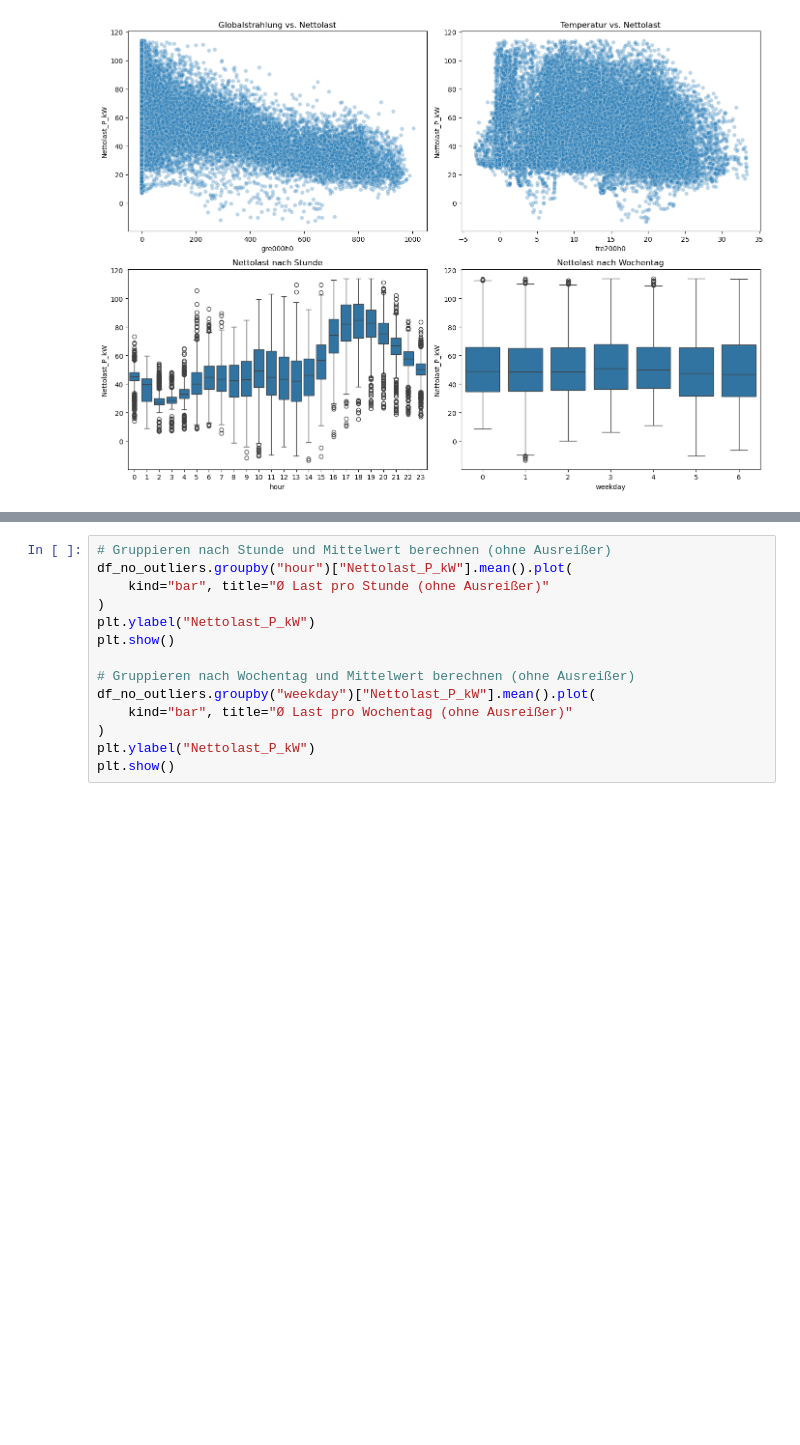
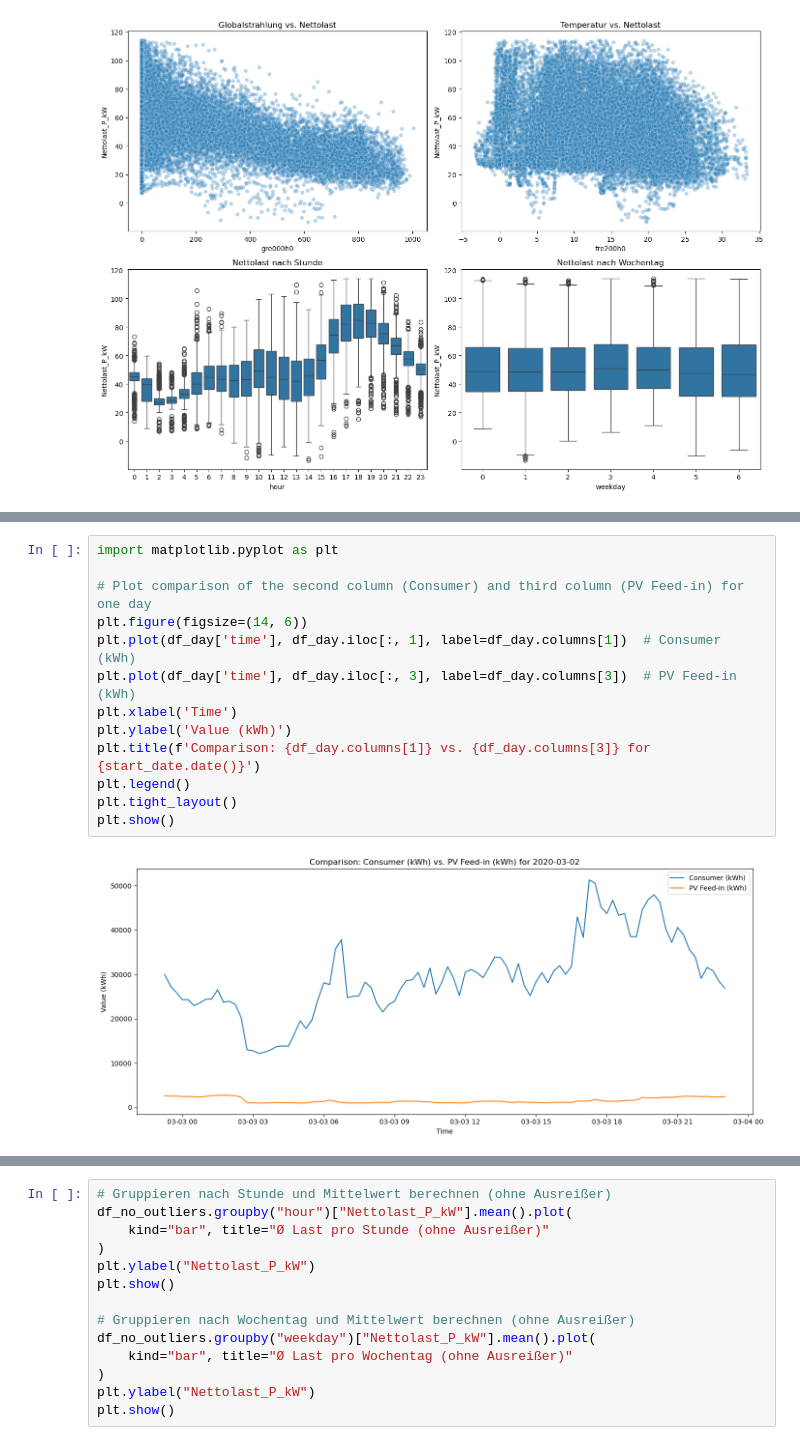
Before and after one commit to feizicodes/ml-netload-prediction, a Jupyter notebook: scr/EDA.ipynb, the cells around one changed output, grey strips where cells are left out. Saved outputs shown, nothing was run; the diff lists cells and outputs as text; blank space fills up the shorter version.

```diff
--- a/scr/EDA.ipynb
+++ b/scr/EDA.ipynb
@@ -135,0 +150,15 @@ plt.show()
+# %%
+import matplotlib.pyplot as plt
+
+# Plot comparison of the second column (Consumer) and third column (PV Feed-in) for one day
+plt.figure(figsize=(14, 6))
+plt.plot(df_day['time'], df_day.iloc[:, 1], label=df_day.columns[1])  # Consumer (kWh)
+plt.plot(df_day['time'], df_day.iloc[:, 3], label=df_day.columns[3])  # PV Feed-in (kWh)
+plt.xlabel('Time')
+plt.ylabel('Value (kWh)')
+plt.title(f'Comparison: {df_day.columns[1]} vs. {df_day.columns[3]} for {start_date.date()}')
+plt.legend()
+plt.tight_layout()
+plt.show()
+# %% [output]
+[figure, added]
```
Also changed, not shown: parts of 4 cells of this notebook, 4 other files.
